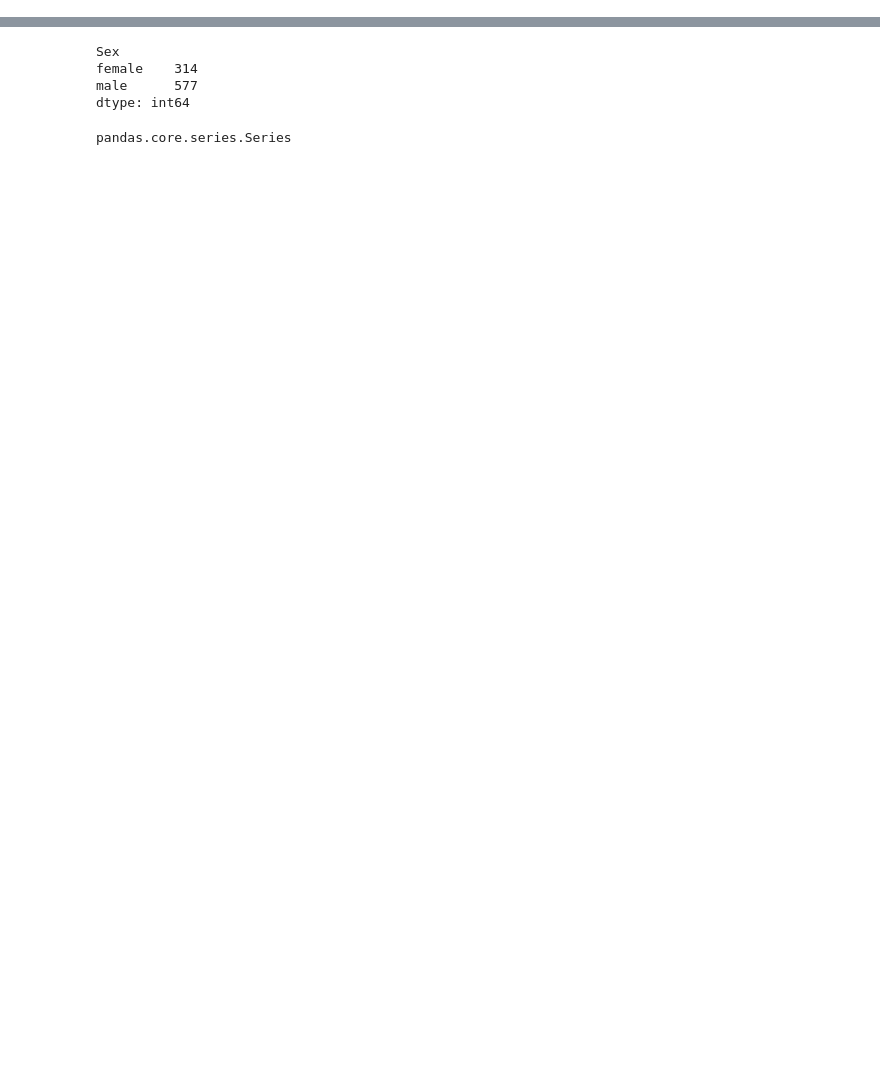
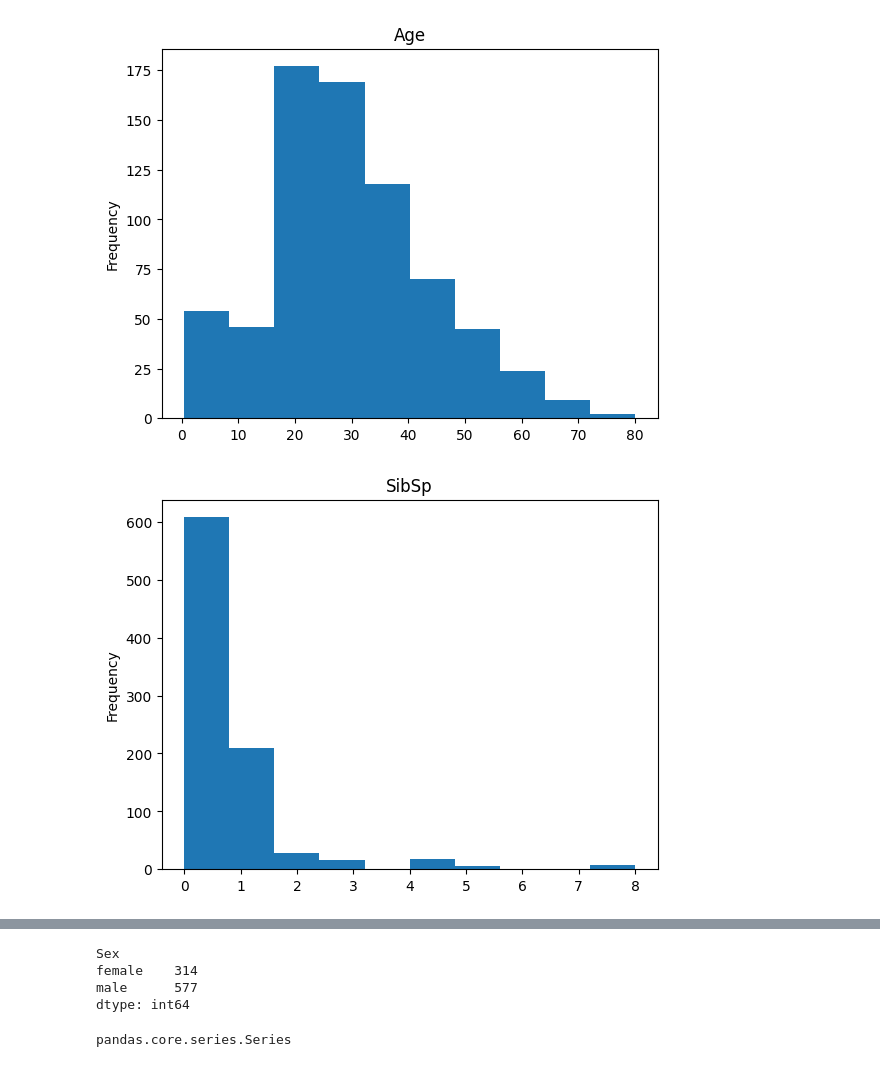
Before and after one commit to rfdspeng/ml_ai_portfolio, a Jupyter notebook: notes/example_code/titanic.ipynb, the cells around one changed output, grey strips where cells are left out. Drawn from its saved outputs; the diff is of its cells as text; code cells hidden in the pictures; blank space fills up the shorter version.

```diff
--- a/notes/example_code/titanic.ipynb
+++ b/notes/example_code/titanic.ipynb
@@ -4,5 +6,5 @@ import numpy as np
 import seaborn as sns
 import matplotlib.pyplot as plt
 # %%
-train_data = pd.read_csv("./titanic/train.csv")
-test_data = pd.read_csv("./titanic/test.csv")
+df_train = pd.read_csv("./titanic/train.csv")
+df_test = pd.read_csv("./titanic/test.csv")
@@ -8,0 +13,5 @@ test_data = pd.read_csv("./titanic/test.csv")
+# %%
+df = df_train
+df = df.astype({"Pclass": "category", "Sex": "category", "Embarked": "category", "Survived": "category"})
+# print(df.info())
+df.head()
@@ -9,12 +45,19 @@ test_data = pd.read_csv("./titanic/test.csv")
 # %%
-df = train_data
-df.head()
-# df.shape
-# df.dtypes
-# df[df.duplicated()]
-# df.isna().sum()
-# df.isna().sum().sum()
-# round(df.isna().sum().sum() / df.size * 100, 1)
+print(f"Number of samples = {df.shape[0]}, number of attributes = {df.shape[1]}\n")
+# print(f"Attributes = {df.columns}\n")
+print(f"Number of duplicates = {sum(df.duplicated())}\n")
+print(f"Percentage of missing values = {round(df.isna().sum().sum() / df.size * 100, 1)}\n")
+
+print("Data Types\n---------------------")
+print(df.dtypes)
+print("")
+
+print("Missing Values\n---------------------------")
+print(df.isna().sum())
+print("")
+
+# print(df.isna().sum().sum()
+
 # df.describe()
 # df.describe(include="object")
 # %% [output]
@@ -26,0 +93,3 @@ df.head()
+# %%
+df_num = df.select_dtypes(include=["int64", "float64"]).drop("PassengerId", axis="columns")
+df_num.head()
@@ -26,0 +103,7 @@ df.head()
+# %%
+for col in df_num.columns:
+    df_num[col].plot(kind="hist", title=col)
+    plt.show()
+# %% [output]
+[figure, added]
+[figure, added]
```
Also changed, not shown: parts of 18 cells of this notebook, 5 other files.
